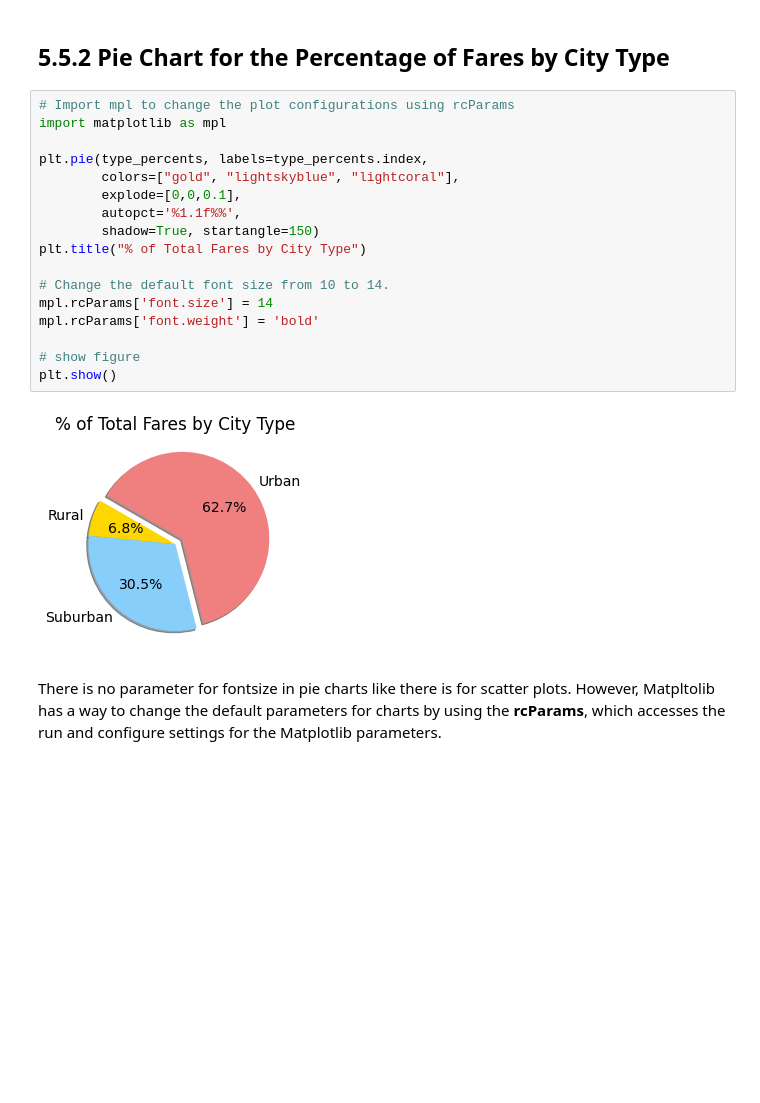
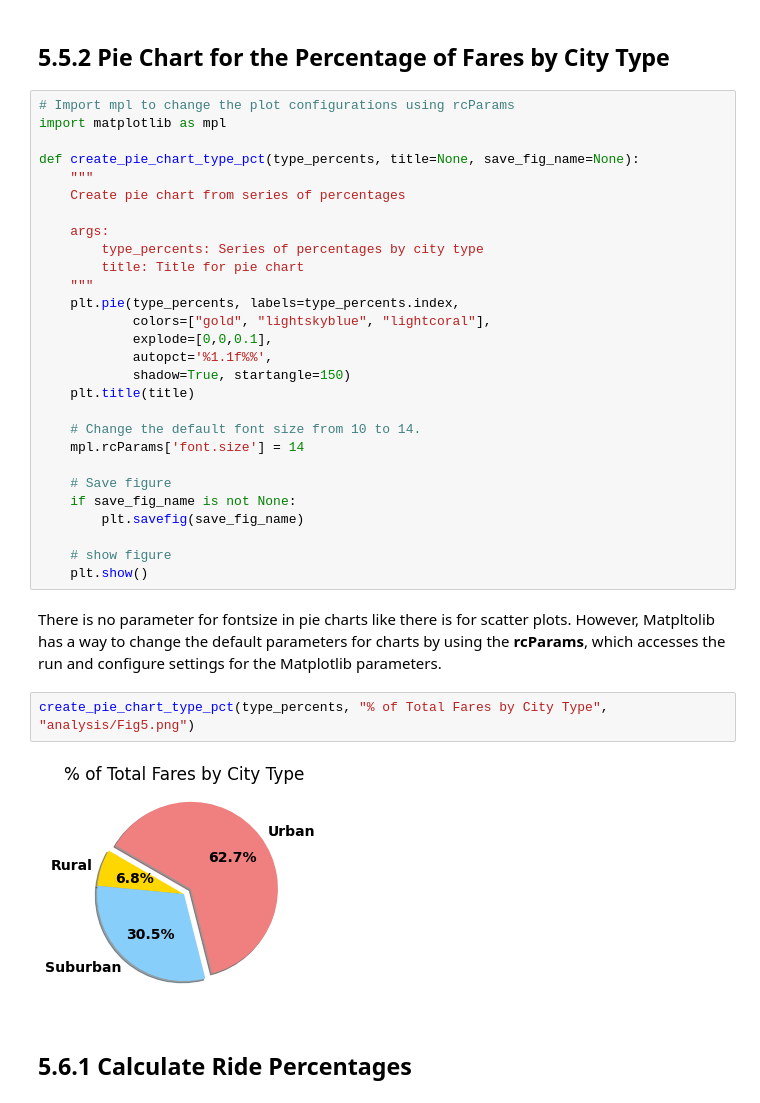
Before and after one commit to mwalbers1/Data-Analytics-Bootcamp, a Jupyter notebook: pyber-analysis/matplotlib_practice.ipynb, the cells around one changed output. Drawn from its saved outputs; the diff is of its cells as text; blank space fills up the shorter version.

```diff
--- a/pyber-analysis/matplotlib_practice.ipynb
+++ b/pyber-analysis/matplotlib_practice.ipynb
@@ -1217,20 +1217,35 @@ Name: fare, dtype: float64
 # Import mpl to change the plot configurations using rcParams
 import matplotlib as mpl
 
-plt.pie(type_percents, labels=type_percents.index,
-        colors=["gold", "lightskyblue", "lightcoral"],
-        explode=[0,0,0.1],
-        autopct='%1.1f%%',
-        shadow=True, startangle=150)
-plt.title("% of Total Fares by City Type")
+def create_pie_chart_type_pct(type_percents, title=None, save_fig_name=None):
+    """
+    Create pie chart from series of percentages
 
-# Change the default font size from 10 to 14.
-mpl.rcParams['font.size'] = 14
-mpl.rcParams['font.weight'] = 'bold'
+    args:
+        type_percents: Series of percentages by city type
+        title: Title for pie chart
+    """
+    plt.pie(type_percents, labels=type_percents.index,
+            colors=["gold", "lightskyblue", "lightcoral"],
+            explode=[0,0,0.1],
+            autopct='%1.1f%%',
+            shadow=True, startangle=150)
+    plt.title(title)
 
-# show figure
-plt.show()
+    # Change the default font size from 10 to 14.
+    mpl.rcParams['font.size'] = 14
+
+    # Save figure
+    if save_fig_name is not None:
+        plt.savefig(save_fig_name)
+
+    # show figure
+    plt.show()
-# %% [output]
-[figure, removed]
 # %% [markdown]
 There is no parameter for fontsize in pie charts like there is for scatter plots. However, Matpltolib has a way to change the default parameters for charts by using the **rcParams**, which accesses the run and configure settings for the Matplotlib parameters.
+# %%
+create_pie_chart_type_pct(type_percents, "% of Total Fares by City Type", "analysis/Fig5.png")
+# %% [output]
+[figure, added]
+# %% [markdown]
+## 5.6.1 Calculate Ride Percentages
```
Also changed, not shown: parts of 5 cells of this notebook, 2 other files.
